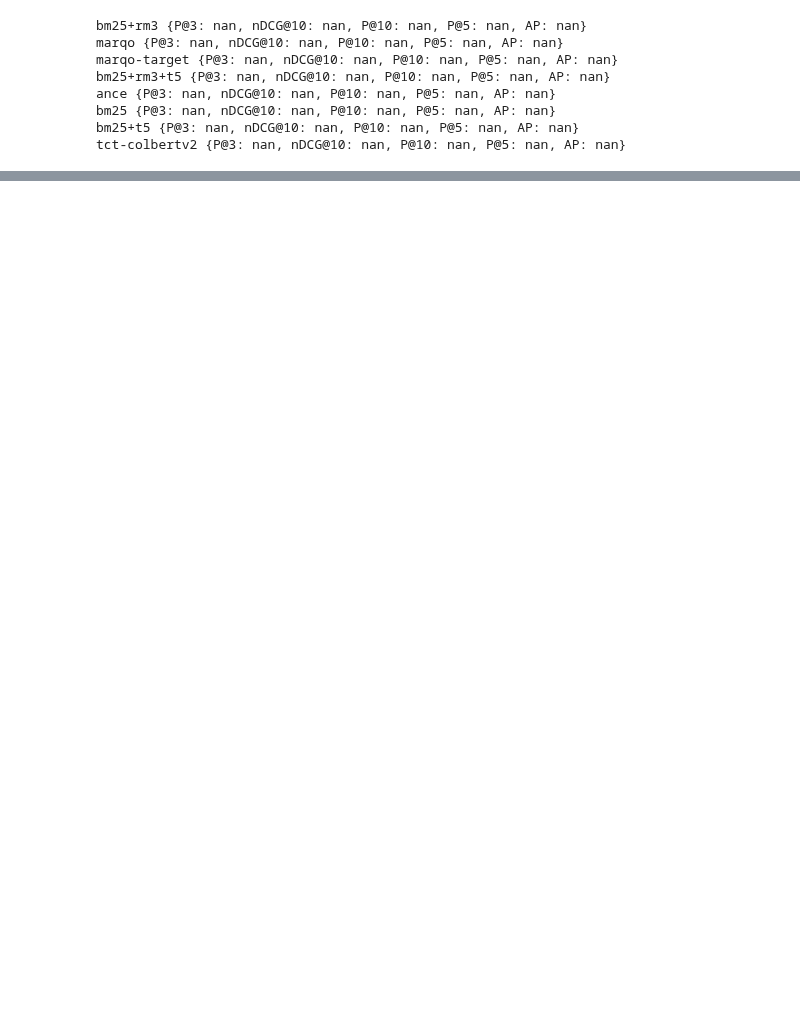
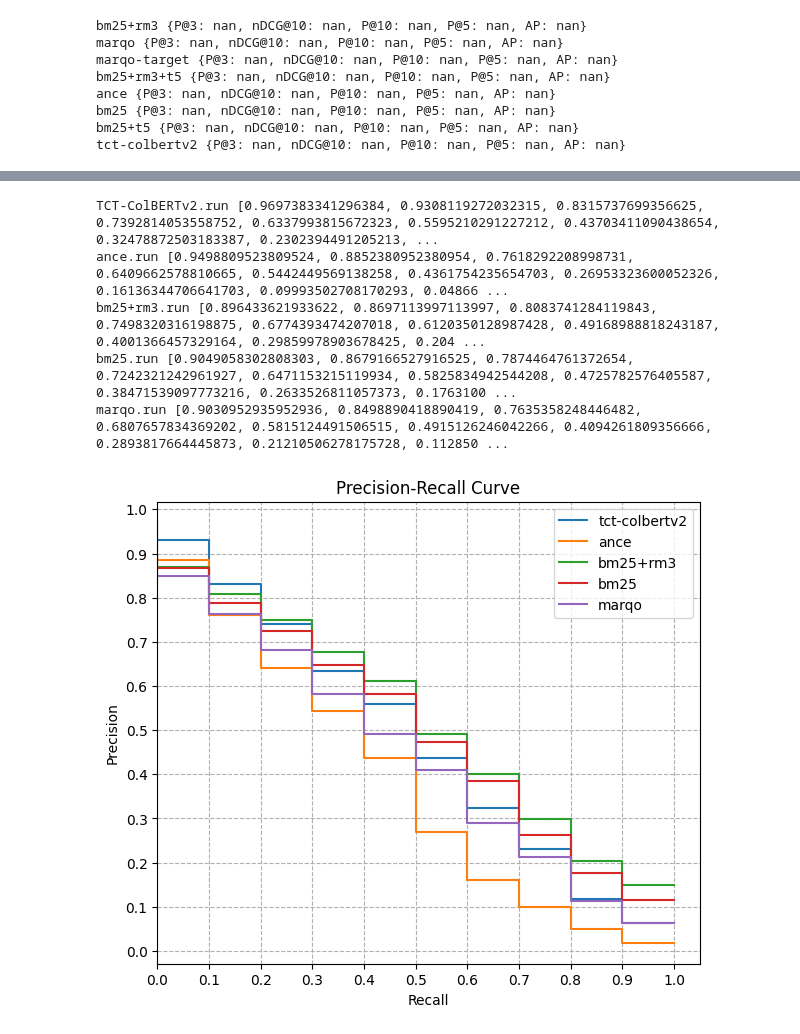
Before and after one commit to PhilipZubel/task-search-quality, a Jupyter notebook: results.ipynb, the cells around one changed output, grey strips where cells are left out. Saved outputs shown, nothing was run; the diff lists cells and outputs as text; code cells hidden in the pictures; blank space fills up the shorter version.

```diff
--- a/results.ipynb
+++ b/results.ipynb
@@ -147,0 +187,20 @@ df
+# %%
+results_iprec = {}
+precs = [IPrec@round(p,1) for p in np.arange(0,1.1,0.1)]
+for searcher in sorted(diy_runs):
+    if "t5" in searcher:
+      continue
+    run = os.path.join(run_diy_folder, searcher)
+    searcher_name = searcher[:-4].lower()
+    iprec = get_precision_recall(run, diy_qrles)
+    vals = [iprec[prec] for prec in precs]
+    results_iprec[searcher_name] = vals
+    print(searcher, vals)
+show_iprecs(results_iprec)
+# %% [output]
+TCT-ColBERTv2.run [0.9697383341296384, 0.9308119272032315, 0.8315737699356625, 0.7392814053558752, 0.6337993815672323, 0.5595210291227212, 0.43703411090438654, 0.32478872503183387, 0.2302394491205213, ...
+ance.run [0.9498809523809524, 0.8852380952380954, 0.7618292208998731, 0.6409662578810665, 0.5442449569138258, 0.4361754235654703, 0.26953323600052326, 0.16136344706641703, 0.09993502708170293, 0.04866 ...
+bm25+rm3.run [0.896433621933622, 0.8697113997113997, 0.8083741284119843, 0.7498320316198875, 0.6774393474207018, 0.6120350128987428, 0.49168988818243187, 0.4001366457329164, 0.29859978903678425, 0.204 ...
+bm25.run [0.9049058302808303, 0.8679166527916525, 0.7874464761372654, 0.7242321242961927, 0.6471153215119934, 0.5825834942544208, 0.4725782576405587, 0.38471539097773216, 0.2633526811057373, 0.1763100 ...
+marqo.run [0.9030952935952936, 0.8498890418890419, 0.7635358248446482, 0.6807657834369202, 0.5815124491506515, 0.4915126246042266, 0.4094261809356666, 0.2893817664445873, 0.21210506278175728, 0.112850 ...
+[figure, added]
```
Also changed, not shown: parts of 2 cells of this notebook, 19 other files.
